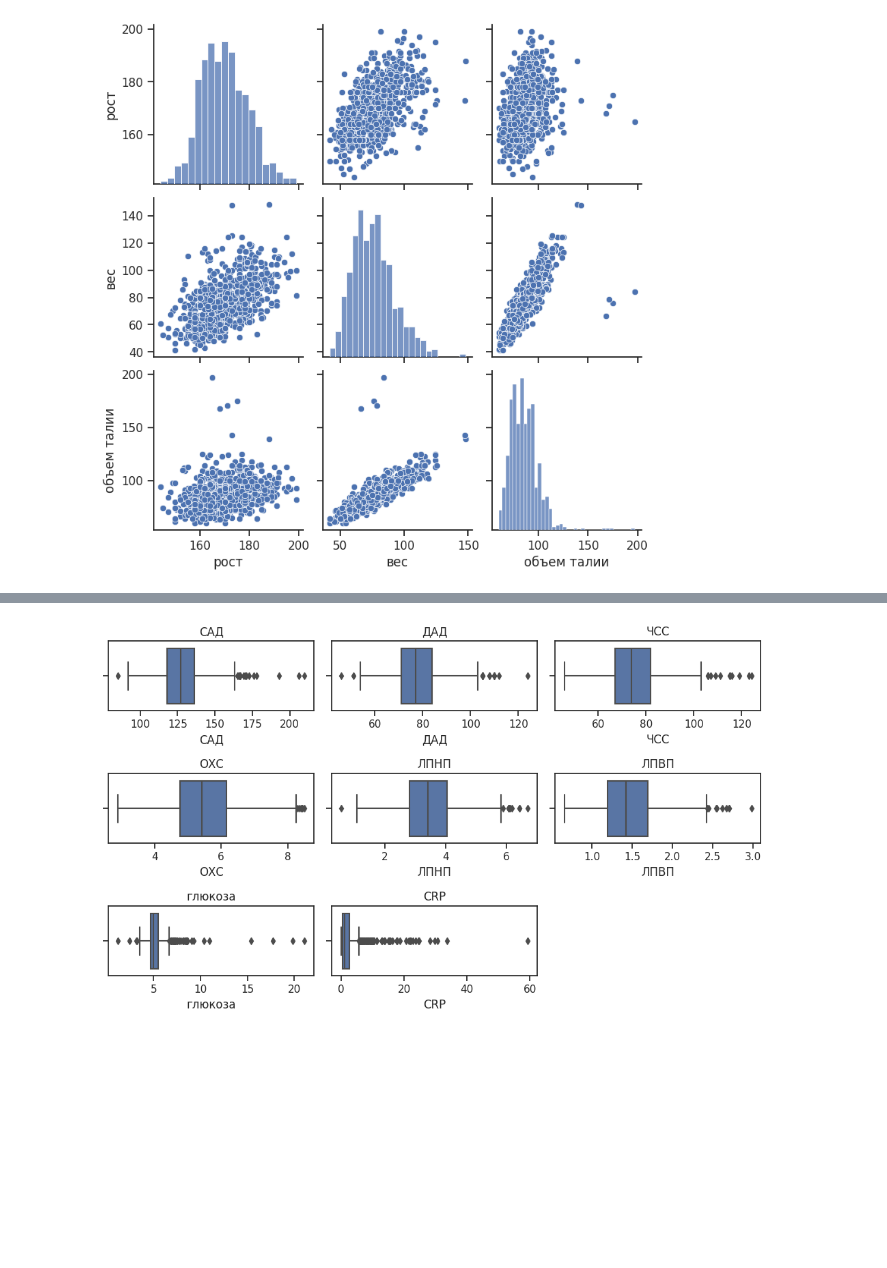
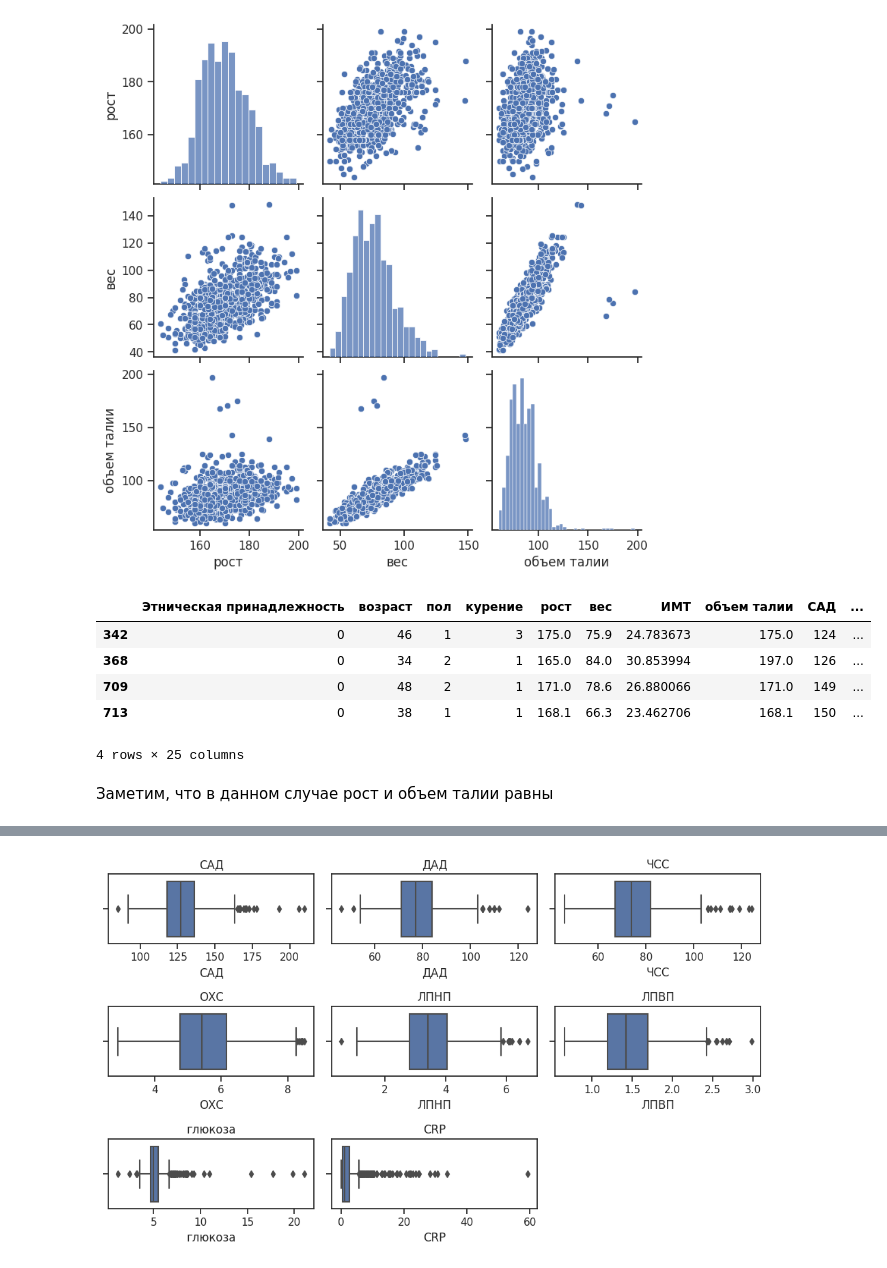
Before and after one commit to ber-pro/MIAT, a Jupyter notebook: MIAD.ipynb, the cells around one changed output, grey strips where cells are left out. Cells and saved outputs as stored; diff of their text form; code cells hidden in the pictures; blank space fills up the shorter version.

```diff
--- a/MIAD.ipynb
+++ b/MIAD.ipynb
@@ -192,3 +190,16 @@ sns.pairplot(df1, diag_kind='hist')
 plt.show()
 # %% [output]
 [figure]
+# %%
+df2 = df[df['объем талии'] > 150]
+df = df[df['объем талии'] < 150]
+df2
+# %% [output]
+|  | Этническая принадлежность | возраст | пол | курение | рост | вес | ИМТ | объем талии | САД | ... |
+| 342 | 0 | 46 | 1 | 3 | 175.0 | 75.9 | 24.783673 | 175.0 | 124 | ... |
+| 368 | 0 | 34 | 2 | 1 | 165.0 | 84.0 | 30.853994 | 197.0 | 126 | ... |
+| 709 | 0 | 48 | 2 | 1 | 171.0 | 78.6 | 26.880066 | 171.0 | 149 | ... |
+| 713 | 0 | 38 | 1 | 1 | 168.1 | 66.3 | 23.462706 | 168.1 | 150 | ... |
+4 rows × 25 columns
+# %% [markdown]
+Заметим, что в данном случае рост и объем талии равны
```
Also changed, not shown: parts of 15 cells of this notebook.
